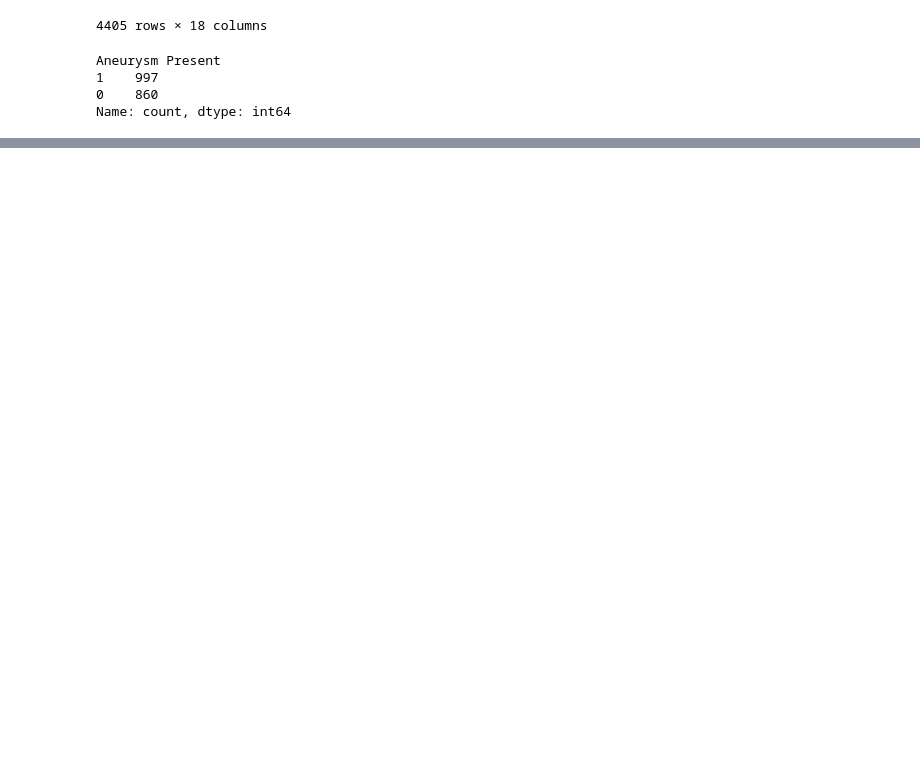
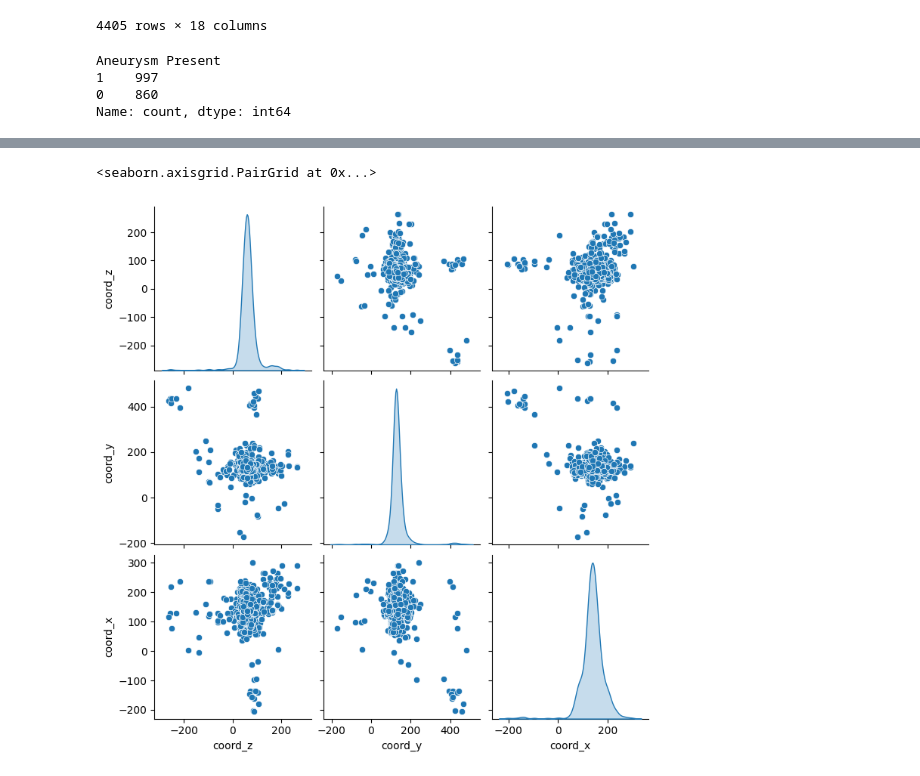
Before and after one commit to BhaveshSolanki32/Aneurysm_detection, a Jupyter notebook: train_data.ipynb, the cells around one changed output, grey strips where cells are left out. Saved outputs shown, nothing was run; the diff lists cells and outputs as text; code cells hidden in the pictures; blank space fills up the shorter version.

```diff
--- a/train_data.ipynb
+++ b/train_data.ipynb
@@ -310,3 +310,6 @@ Aneurysm Present
 1    997
 0    860
 Name: count, dtype: int64
+# %%
+master_df = pd.merge(df_all_localization,df_train , how='left', on='SeriesInstanceUID')
+master_df
@@ -312,0 +345,24 @@ Name: count, dtype: int64
+# %%
+# Step 1: split into columns
+master_df[['coord_z', 'coord_y', 'coord_x']] = (
+    master_df['final_coords_zyx']
+    .str.strip("()")               # remove parentheses
+    .str.split(",", expand=True)   # split into 3 columns
+)
+
+# Step 2: clean whitespace and stray characters
+for col in ['coord_z', 'coord_y', 'coord_x']:
+    master_df[col] = master_df[col].str.strip().str.replace(")", "").str.replace("(", "")
+
+# Step 3: convert safely to numeric
+master_df[['coord_z', 'coord_y', 'coord_x']] = master_df[['coord_z', 'coord_y', 'coord_x']].apply(
+    pd.to_numeric, errors='coerce'   # invalid values -> NaN instead of error
+)
+
+# Optional: drop the original column
+master_df.drop(columns=['final_coords_zyx'], inplace=True)
+
+master_df.head()
+# %%
+# master_df.drop(columns=['final_coords_zyx'], inplace=True)
+master_df[['coord_z', 'coord_y', 'coord_x']] = master_df[['coord_z', 'coord_y', 'coord_x']].apply(pd.to_numeric)
@@ -312,0 +386,5 @@ Name: count, dtype: int64
+# %%
+sns.pairplot(master_df[['coord_z', 'coord_y', 'coord_x' ]], diag_kind='kde')
+# %% [output]
+<seaborn.axisgrid.PairGrid at 0x...>
+[figure, added]
```
Also changed, not shown: parts of 10 cells of this notebook, 7 other files.
